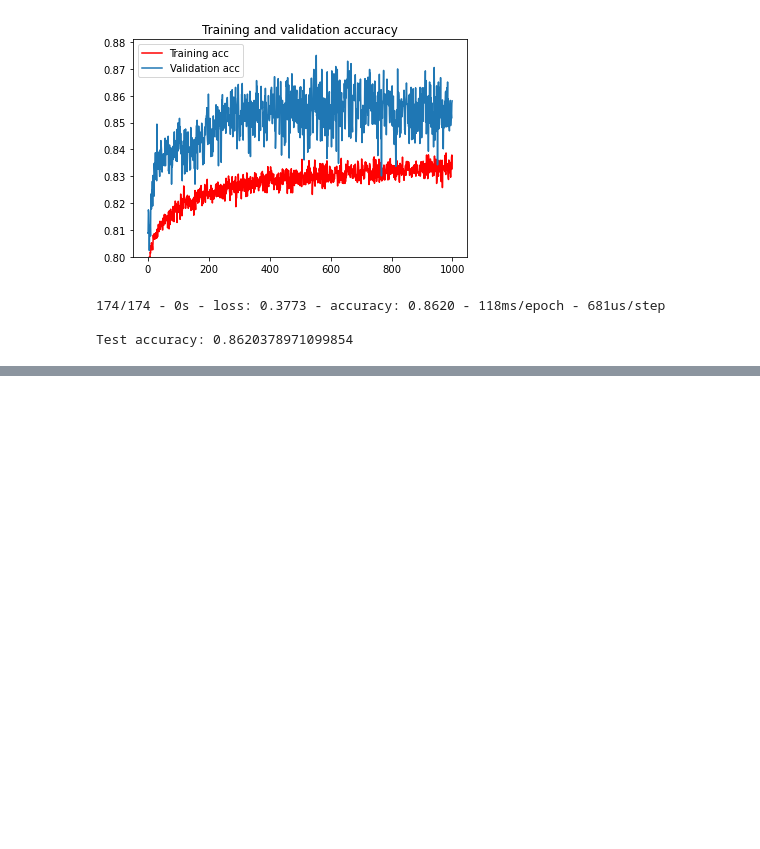
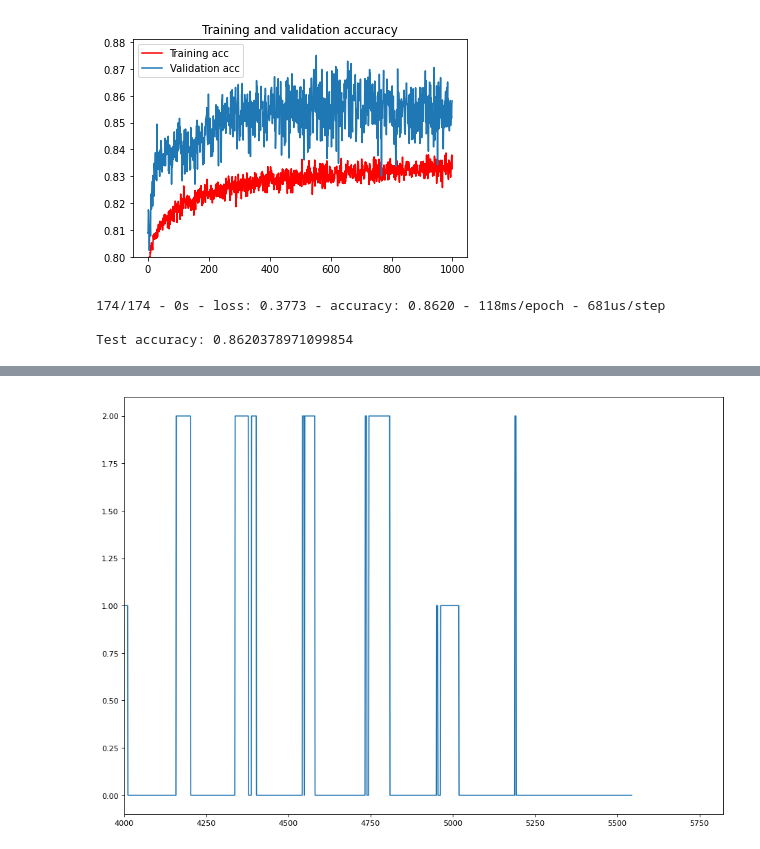
Before and after one commit to mattyhempstead/brain4, a Jupyter notebook: analysis/deep_learning.ipynb, the cells around one changed output, grey strips where cells are left out. Drawn from its saved outputs; the diff is of its cells as text; code cells hidden in the pictures; blank space fills up the shorter version.

```diff
--- a/analysis/deep_learning.ipynb
+++ b/analysis/deep_learning.ipynb
@@ -330,0 +365,9 @@ array([[4220,   86,  139],
+# %%
+# Final preds
+
+plt.figure(figsize=(14, 10), dpi=80)
+plt.plot(event_pred)
+plt.xlim(4000)
+plt.show()
+# %% [output]
+[figure, added]
```
Also changed, not shown: parts of 7 cells of this notebook.
